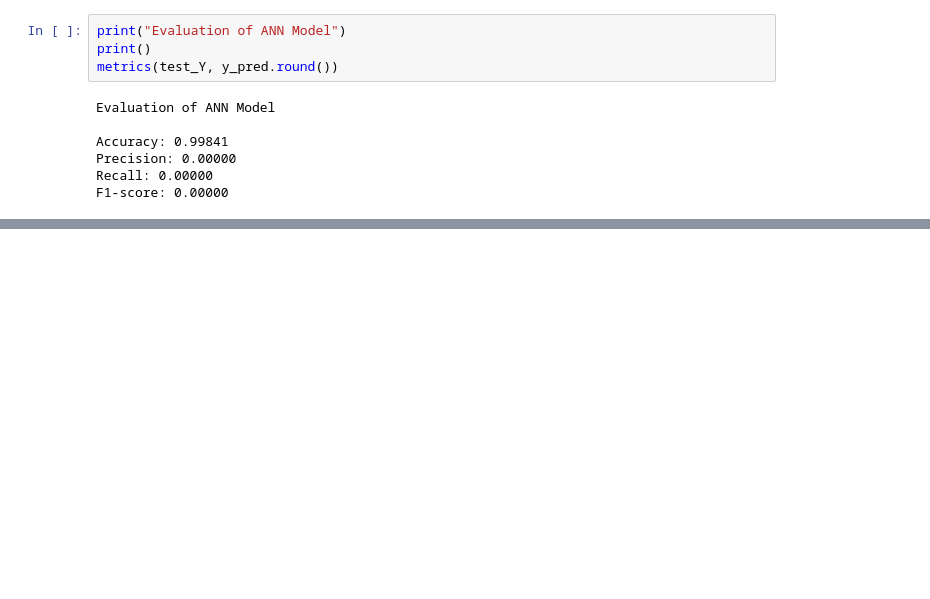
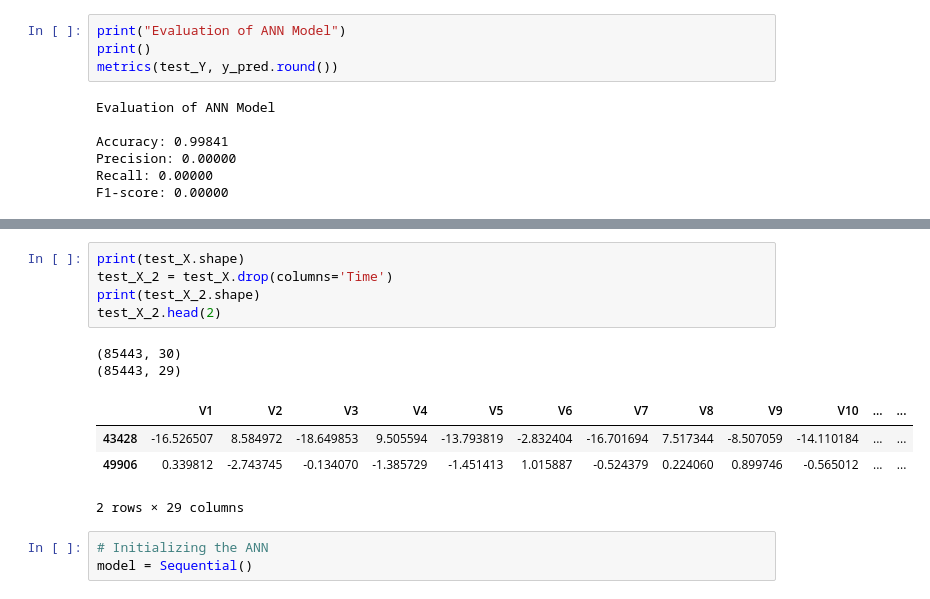
Before and after one commit to AAndresen875/machine_learning, a Jupyter notebook: Group6_Capstone_Project_CreditCard_Fraud_Detection_V1.ipynb, the cells around one changed output, grey strips where cells are left out. Cells and saved outputs as stored; diff of their text form; blank space fills up the shorter version.

```diff
--- a/Group6_Capstone_Project_CreditCard_Fraud_Detection_V1.ipynb
+++ b/Group6_Capstone_Project_CreditCard_Fraud_Detection_V1.ipynb
@@ -422,0 +424,15 @@ F1-score: 0.00000
+# %%
+print(test_X.shape)
+test_X_2 = test_X.drop(columns='Time')
+print(test_X_2.shape)
+test_X_2.head(2)
+# %% [output]
+(85443, 30)
+(85443, 29)
+|  | V1 | V2 | V3 | V4 | V5 | V6 | V7 | V8 | V9 | V10 | ... | ... |
+| 43428 | -16.526507 | 8.584972 | -18.649853 | 9.505594 | -13.793819 | -2.832404 | -16.701694 | 7.517344 | -8.507059 | -14.110184 | ... | ... |
+| 49906 | 0.339812 | -2.743745 | -0.134070 | -1.385729 | -1.451413 | 1.015887 | -0.524379 | 0.224060 | 0.899746 | -0.565012 | ... | ... |
+2 rows × 29 columns
+# %%
+# Initializing the ANN
+model = Sequential()
```
Also changed, not shown: parts of 30 cells of this notebook, 1 other file.
